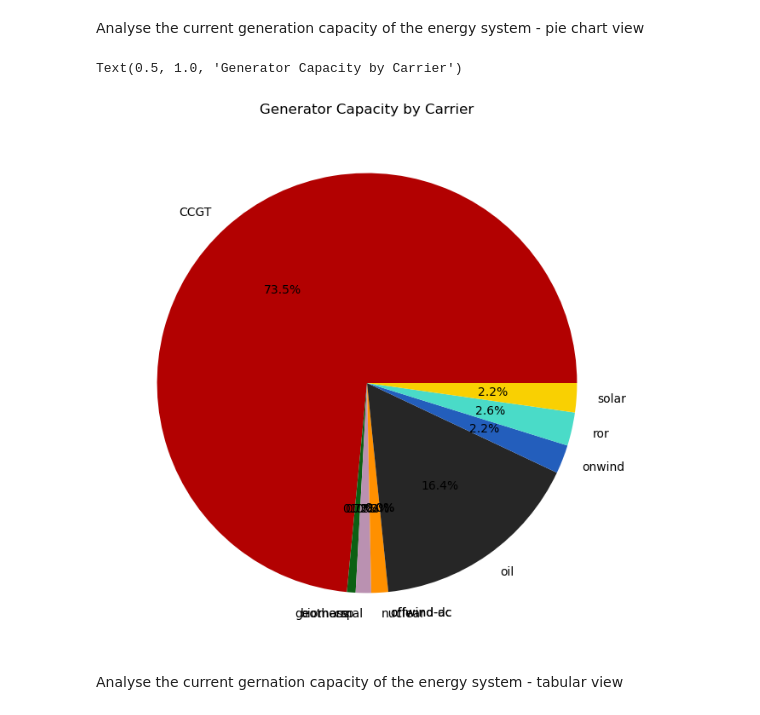
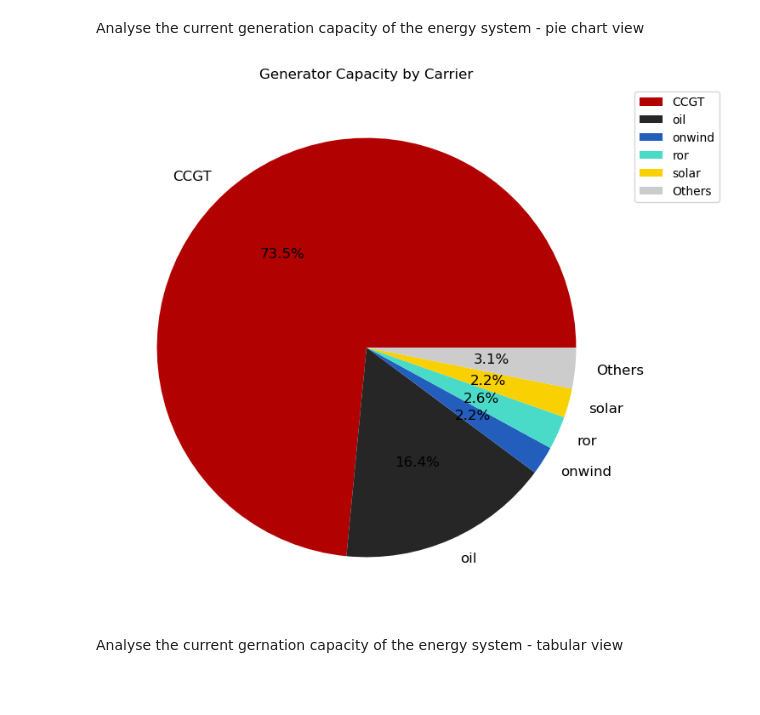
Before and after one commit to GbotemiB/gis-analysis, a Jupyter notebook: network_analysis.ipynb, the cells around one changed output. Drawn from its saved outputs; the diff is of its cells as text; code cells hidden in the pictures; blank space fills up the shorter version.

Commit message:
refine and added new plots

```diff
--- a/network_analysis.ipynb
+++ b/network_analysis.ipynb
@@ -73,7 +77,8 @@ onwind_path = PARENT + f"resources/{scenario_subpath}renewable_profiles/profile_
 ## Energy system analysis setup - power and energy generation
 # %%
 warnings.simplefilter(action='ignore', category=FutureWarning)
-n = pypsa.Network(results_path)
+# n = pypsa.Network(results_path)
+n = pypsa.Network("pypsa-earth/results/eeap/networks/elec_s_30_ec_lcopt_Co2L-24H.nc")
 regions_onshore = gpd.read_file(regions_onshore_path)
 country_coordinates = regions_onshore.total_bounds[[0, 2, 1, 3]]
 warnings.simplefilter(action='default', category=FutureWarning)
@@ -198,22 +205,36 @@ Analyse the current generation capacity of the energy system - pie chart view
 # %%
 generator_capacity_by_carrier = (
     n.generators[n.generators.carrier != "load"]
     .groupby(["carrier"])
     .p_nom.sum()
 )
+total_capacity = generator_capacity_by_carrier.sum()
+threshold = 0.02 * total_capacity
+
+below_threshold = generator_capacity_by_carrier[generator_capacity_by_carrier < threshold]
+above_threshold = generator_capacity_by_carrier[generator_capacity_by_carrier >= threshold]
+others_capacity = below_threshold.sum()
+
+if others_capacity > 0:
+    above_threshold['Others'] = others_capacity
+
+colors = n.carriers[
+            n.carriers.index.isin(above_threshold.index)
+        ].color.reindex(above_threshold.index).fillna('#cccccc')
+
 plt.figure(figsize=(8, 8))
 plt.pie(
-    generator_capacity_by_carrier,
-    labels=generator_capacity_by_carrier.index,
+    above_threshold,
+    labels=above_threshold.index,
     autopct='%1.1f%%',
-    colors=n.carriers[
-            n.carriers.index.isin(generator_capacity_by_carrier.index)
-        ].color.reindex(generator_capacity_by_carrier.index)
+    colors=colors,
+    textprops={'fontsize': 12}
 )
 plt.title("Generator Capacity by Carrier")
+plt.legend(loc="upper left", bbox_to_anchor=(1, 0, 0.5, 1))
+plt.show()
 # %% [output]
-Text(0.5, 1.0, 'Generator Capacity by Carrier')
-[figure, old version]
+[figure, new version]
 # %% [markdown]
 Analyse the current gernation capacity of the energy system - tabular view
 # %%
```
Also changed, not shown: parts of 9 cells of this notebook, 1 other file.
